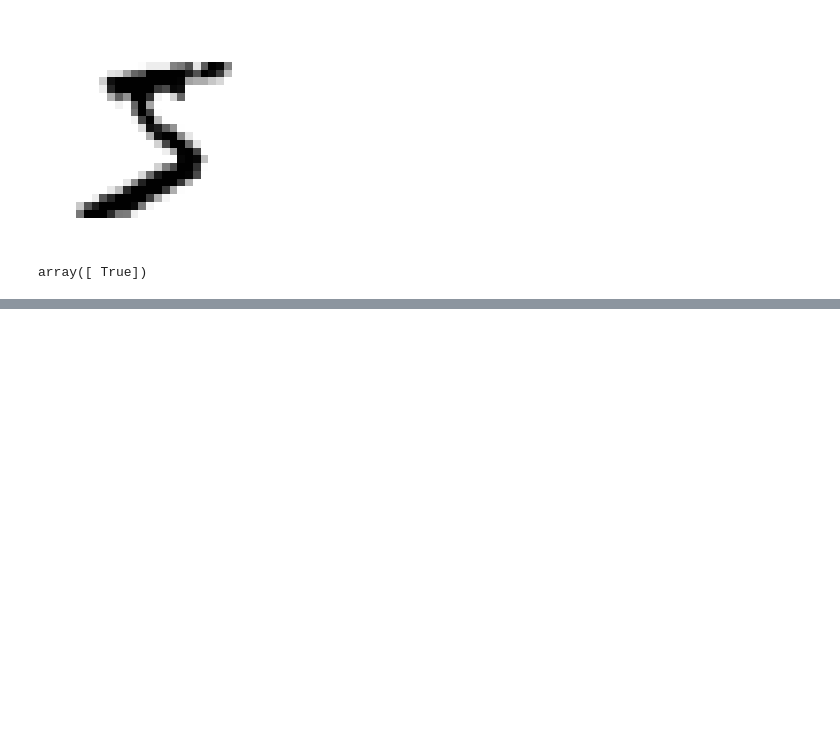
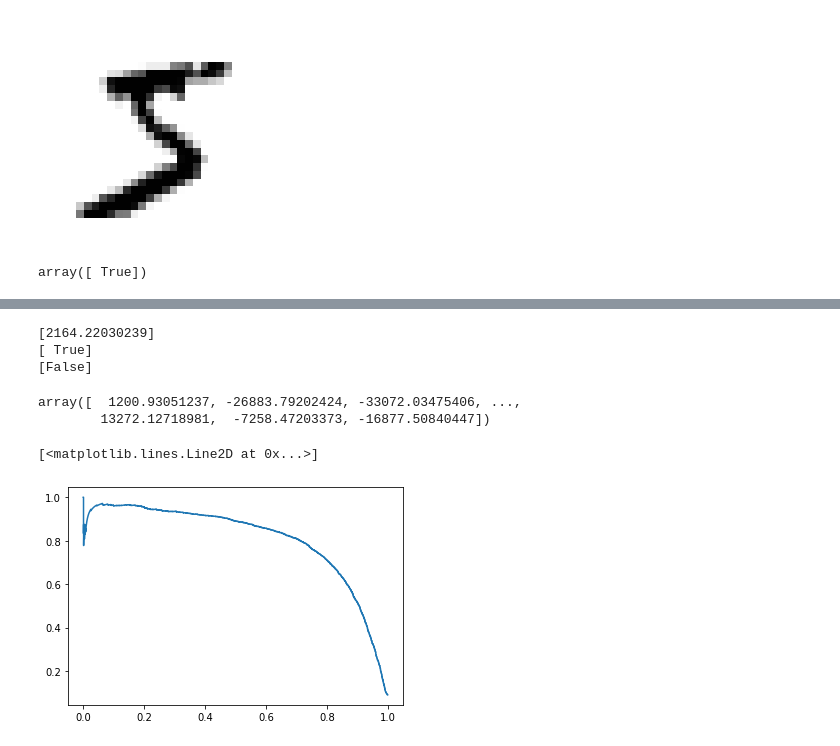
Before and after one commit to jihwanK/data_science, a Jupyter notebook: machine_learning/chapter3.ipynb, the cells around one changed output, grey strips where cells are left out. Drawn from its saved outputs; the diff is of its cells as text; code cells hidden in the pictures; blank space fills up the shorter version.

```diff
--- a/machine_learning/chapter3.ipynb
+++ b/machine_learning/chapter3.ipynb
@@ -70,0 +117,12 @@ for train_index, test_index in skfolds.split(X_train, y_train_5):
+# %%
+y_scores = sgd_clf.decision_function([some_digit])
+print(y_scores)
+threshold = 0
+print(y_scores > threshold)
+
+threshold = 8000
+print(y_scores > threshold)
+# %% [output]
+[2164.22030239]
+[ True]
+[False]
@@ -70,0 +131,10 @@ for train_index, test_index in skfolds.split(X_train, y_train_5):
+# %%
+y_scores
+# %% [output]
+array([  1200.93051237, -26883.79202424, -33072.03475406, ...,
+        13272.12718981,  -7258.47203373, -16877.50840447])
+# %%
+plt.plot(recalls[:-1], precisions[:-1])
+# %% [output]
+[<matplotlib.lines.Line2D at 0x...>]
+[figure, added]
```
Also changed, not shown: parts of 28 cells of this notebook.
